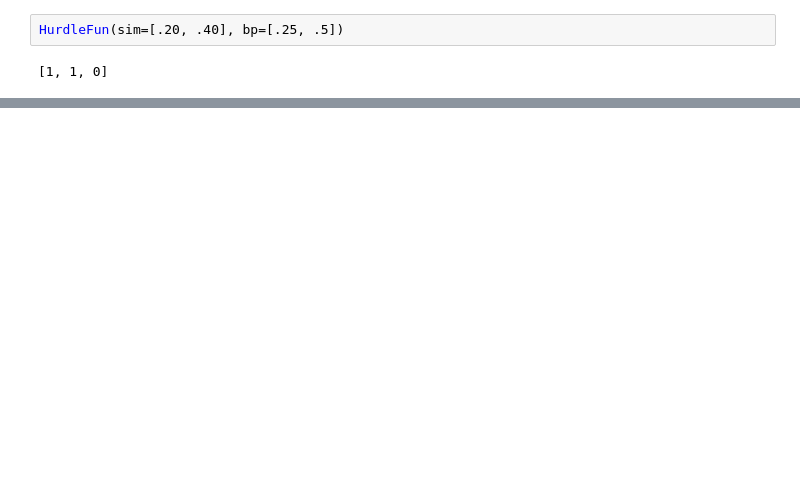
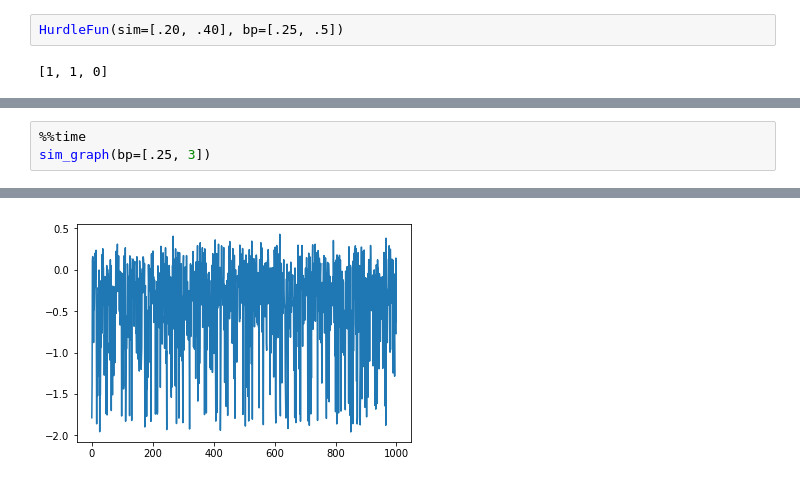
Before and after one commit to GongtingPeng/Funnel, a Jupyter notebook: Funnel.ipynb, the cells around one changed output, grey strips where cells are left out. Drawn from its saved outputs; the diff is of its cells as text; blank space fills up the shorter version.

```diff
--- a/Funnel.ipynb
+++ b/Funnel.ipynb
@@ -163,0 +275,4 @@ HurdleFun(sim=[.20, .40], bp=[.25, .5])
+# %%
+%%time
+sim_graph(bp=[.25, 3])
+# %% [output]
@@ -163,0 +282 @@ HurdleFun(sim=[.20, .40], bp=[.25, .5])
+[figure, added]
```
Also changed, not shown: parts of 23 cells of this notebook.
